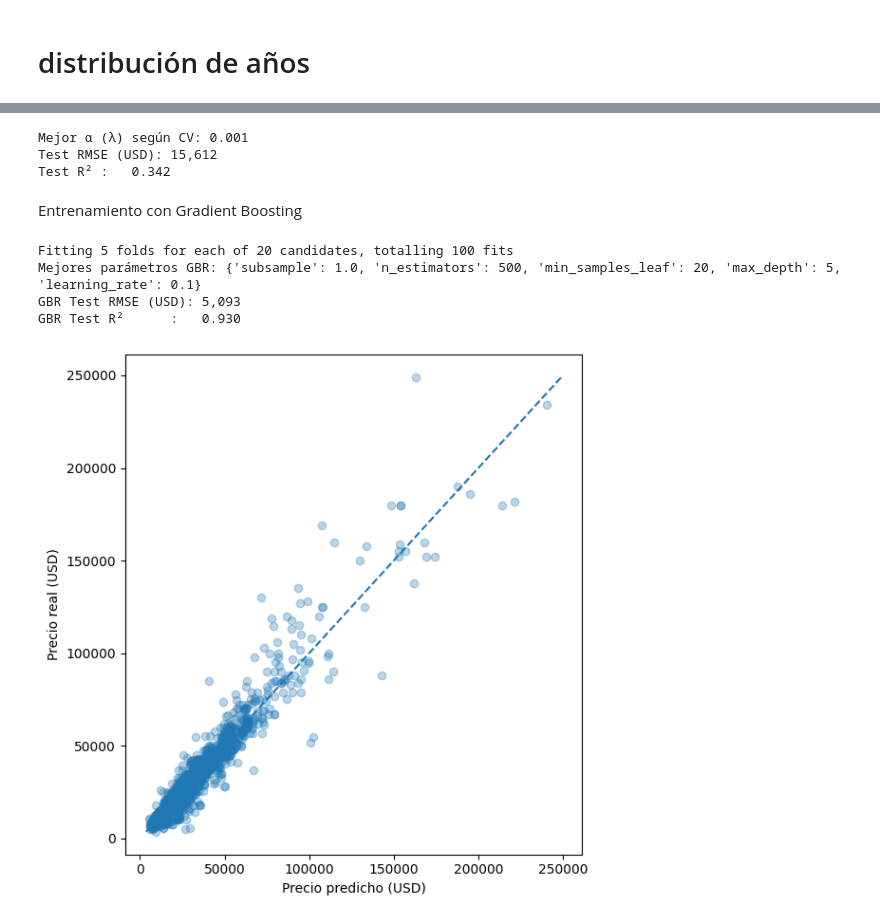
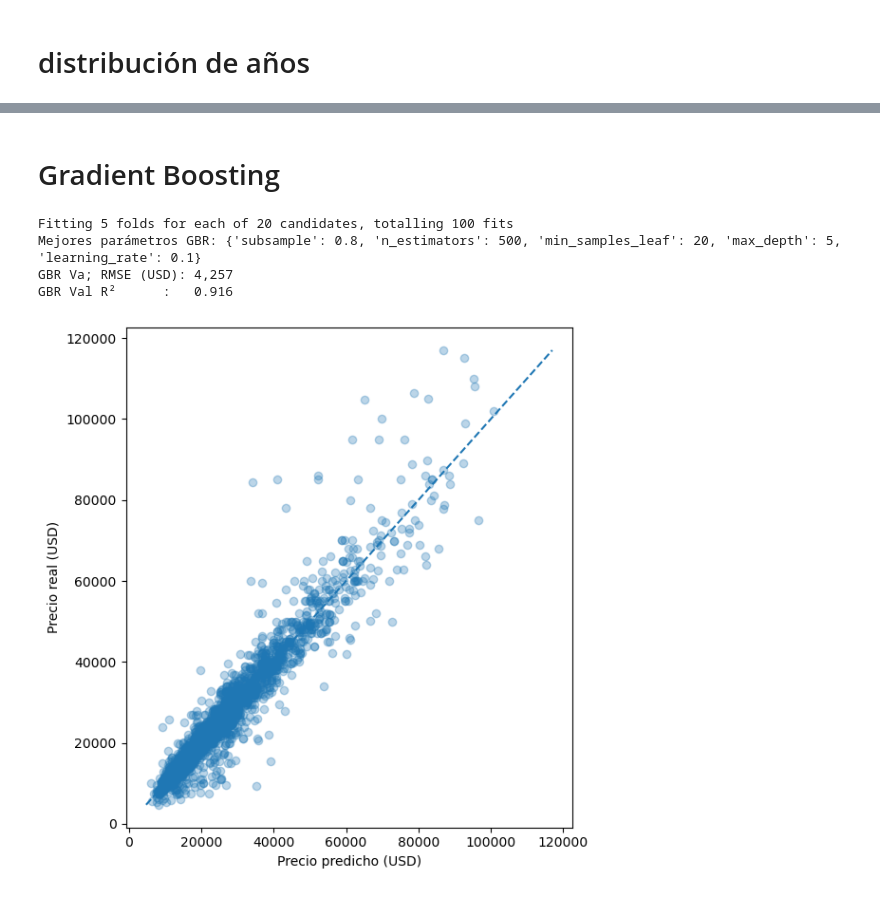
Before and after one commit to ignacio279/Machine-Learning-Vechetti-Vargas, a Jupyter notebook: Notebook.ipynb, the cells around one changed output, grey strips where cells are left out. Saved outputs shown, nothing was run; the diff lists cells and outputs as text; code cells hidden in the pictures.

```diff
--- a/Notebook.ipynb
+++ b/Notebook.ipynb
@@ -89,7 +87,5 @@ Precio                         0
 Descripción                    0
 Tipo de vendedor               0
 dtype: int64
-# %%
-df['Puertas'] = df['Puertas'].replace(60252.0, np.nan)
 # %% [markdown]
 # distribución de años
@@ -503,34 +542,5 @@ Entrenamiento con una Regresion Lineal con Ridge
-# %%
-alphas = np.logspace(-3, 1, 13)
-ridge_pipeline = make_pipeline(
-    StandardScaler(),
-    RidgeCV(
-        alphas=alphas,
-        scoring='neg_root_mean_squared_error',
-        cv=5
-    )
-)
-
-ridge_pipeline.fit(X_train, y_train)
-
-best_alpha = ridge_pipeline.named_steps['ridgecv'].alpha_
-print("Mejor α (λ) según CV:", best_alpha)
-
-y_pred_log = ridge_pipeline.predict(X_test)
-
-y_test_orig = np.exp(y_test)
-y_pred_orig = np.exp(y_pred_log)
-
-rmse_test = np.sqrt(mean_squared_error(y_test_orig, y_pred_orig))
-r2_test   = r2_score(y_test_orig, y_pred_orig)
-print(f"Test RMSE (USD): {rmse_test:,.0f}")
-print(f"Test R² :   {r2_test:.3f}")
-# %% [output]
-Mejor α (λ) según CV: 0.001
-Test RMSE (USD): 15,612
-Test R² :   0.342
 # %% [markdown]
-Entrenamiento con Gradient Boosting
+# Gradient Boosting
 # %%
 gbr = GradientBoostingRegressor(random_state=0)
 param_dist = {
@@ -539,42 +549,42 @@ param_dist = {
     'max_depth':       [3, 5, 7],
     'min_samples_leaf':[20, 50, 100],
     'subsample':       [0.8, 1.0]
 }
 search = RandomizedSearchCV(
     estimator=gbr,
     param_distributions=param_dist,
     n_iter=20,
     scoring='neg_root_mean_squared_error',
     cv=5,
     n_jobs=-1,
     random_state=0,
     verbose=1
 )
 search.fit(X_train, y_train)
 
 best_gbr   = search.best_estimator_
-y_pred_log = best_gbr.predict(X_test)
+y_pred_log = best_gbr.predict(X_val)
 
-y_test_orig = np.exp(y_test)
+y_val_orig = np.exp(y_val)
 y_pred_orig = np.exp(y_pred_log)
 
-rmse_test = np.sqrt(mean_squared_error(y_test_orig, y_pred_orig))
-r2_test   = r2_score(y_test_orig, y_pred_orig)
+rmse_val = np.sqrt(mean_squared_error(y_val_orig, y_pred_orig))
+r2_val   = r2_score(y_val_orig, y_pred_orig)
 print("Mejores parámetros GBR:", search.best_params_)
-print(f"GBR Test RMSE (USD): {rmse_test:,.0f}")
-print(f"GBR Test R²      :   {r2_test:.3f}")
+print(f"GBR Va; RMSE (USD): {rmse_val:,.0f}")
+print(f"GBR Val R²      :   {r2_val:.3f}")
 
 plt.figure(figsize=(6,6))
-plt.scatter(y_pred_orig, y_test_orig, alpha=0.3)
-mn, mx = y_test_orig.min(), y_test_orig.max()
+plt.scatter(y_pred_orig, y_val_orig, alpha=0.3)
+mn, mx = y_val_orig.min(), y_val_orig.max()
 plt.plot([mn, mx], [mn, mx], ls='--')
 plt.xlabel("Precio predicho (USD)")
 plt.ylabel("Precio real (USD)")
 plt.tight_layout()
 plt.show()
 # %% [output]
 Fitting 5 folds for each of 20 candidates, totalling 100 fits
-Mejores parámetros GBR: {'subsample': 1.0, 'n_estimators': 500, 'min_samples_leaf': 20, 'max_depth': 5, 'learning_rate': 0.1}
-GBR Test RMSE (USD): 5,093
-GBR Test R²      :   0.930
+Mejores parámetros GBR: {'subsample': 0.8, 'n_estimators': 500, 'min_samples_leaf': 20, 'max_depth': 5, 'learning_rate': 0.1}
+GBR Va; RMSE (USD): 4,257
+GBR Val R²      :   0.916
-[figure, old version]
+[figure, new version]
```
Also changed, not shown: parts of 66 cells of this notebook, 4 other files.
